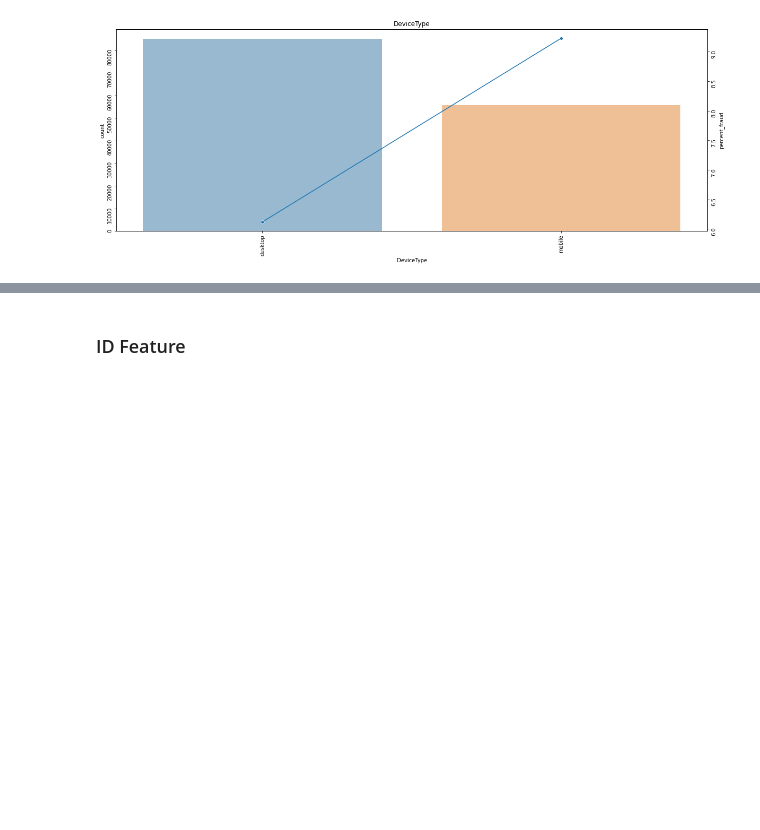
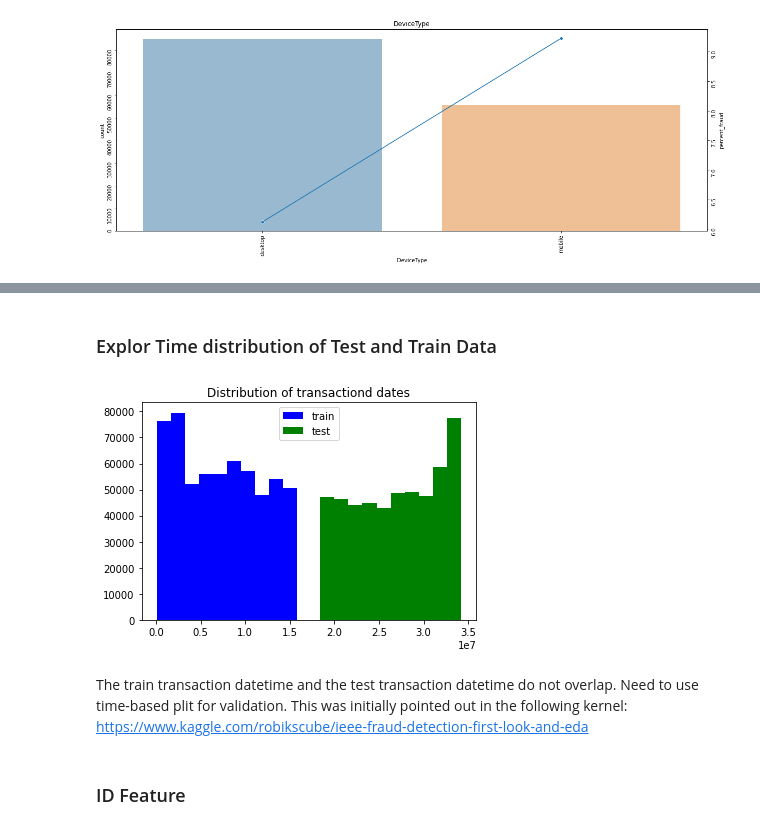
Before and after one commit to JoshSpangler96/IEEE-CIS-Fraud-Detection, a Jupyter notebook: IEEE_Fraud_Detection.ipynb, the cells around one changed output, grey strips where cells are left out. Drawn from its saved outputs; the diff is of its cells as text; code cells hidden in the pictures; blank space fills up the shorter version.

Commit message:
Updated EDA and created first initial models

```diff
--- a/IEEE_Fraud_Detection.ipynb
+++ b/IEEE_Fraud_Detection.ipynb
@@ -510,2 +467,14 @@ train.loc[train['DeviceInfo'].isin(['Windows', 'iOS Device'])]
+# %% [markdown]
+### Explor Time distribution of Test and Train Data
+# %%
+plt.hist(train['TransactionDT'], label='train', color='blue');
+plt.hist(test['TransactionDT'], label='test', color='green');
+plt.legend();
+plt.title('Distribution of transactiond dates');
+# %% [output]
+[figure, added]
+# %% [markdown]
+The train transaction datetime and the test transaction datetime do not overlap. Need to use time-based plit for validation.
+This was initially pointed out in the following kernel:  https://www.kaggle.com/robikscube/ieee-fraud-detection-first-look-and-eda
 # %% [markdown]
 ### ID Feature
```
Also changed, not shown: parts of 57 cells of this notebook.
